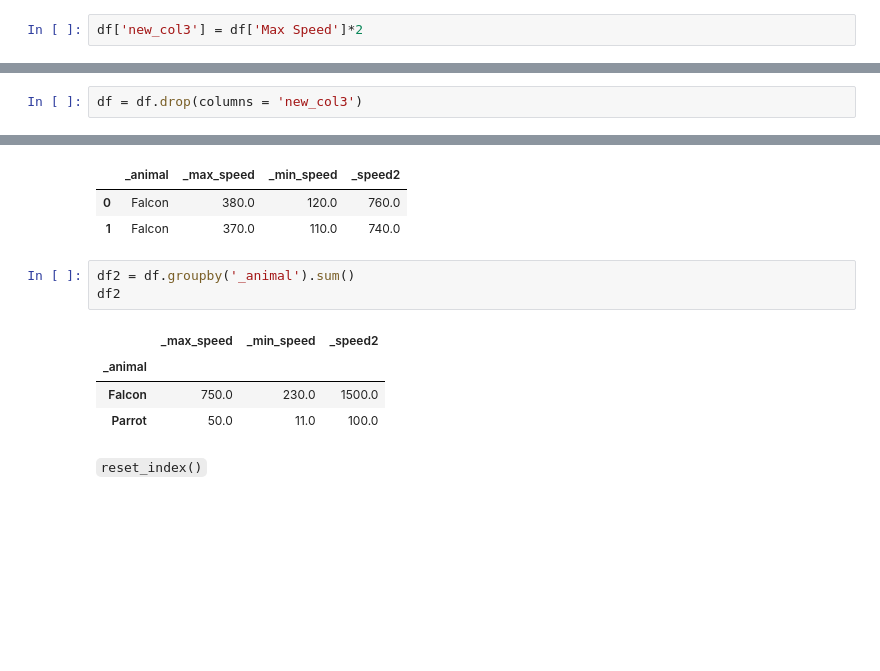
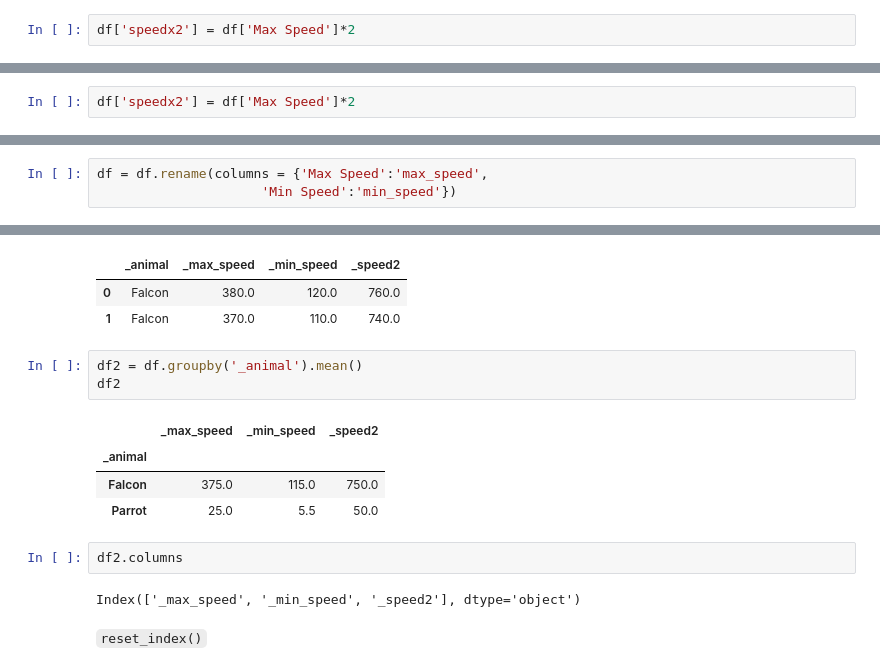
Before and after one commit to sedv8808/UBC_EL_PPDS, a Jupyter notebook: Module2class.ipynb, the cells around one changed output, grey strips where cells are left out. Drawn from its saved outputs; the diff is of its cells as text; blank space fills up the shorter version.

```diff
--- a/Module2class.ipynb
+++ b/Module2class.ipynb
@@ -191,5 +211,5 @@ without `.assign()`
 # %%
-df['new_col3'] = df['Max Speed']*2
+df['speedx2'] = df['Max Speed']*2
 # %%
 df
 # %% [output]
@@ -208,0 +221,2 @@ Name: new_col3, dtype: float64
+# %%
+df['speedx2'] = df['Max Speed']*2
@@ -243,2 +262,0 @@ df
-# %%
-df = df.drop(columns = 'new_col3')
@@ -245,3 +270,6 @@ df = df.drop(columns = 'new_col3')
+# %%
+df = df.rename(columns = {'Max Speed':'max_speed',
+                     'Min Speed':'min_speed'})
 # %%
 df
 # %% [output]
@@ -341,13 +354,17 @@ df[df['_animal'] == 'Falcon']
 | 0 | Falcon | 380.0 | 120.0 | 760.0 |
 | 1 | Falcon | 370.0 | 110.0 | 740.0 |
 # %%
-df2 = df.groupby('_animal').sum()
+df2 = df.groupby('_animal').mean()
 df2
 # %% [output]
 |  | _max_speed | _min_speed | _speed2 |
 | _animal |  |  |  |
-| Falcon | 750.0 | 230.0 | 1500.0 |
-| Parrot | 50.0 | 11.0 | 100.0 |
+| Falcon | 375.0 | 115.0 | 750.0 |
+| Parrot | 25.0 | 5.5 | 50.0 |
+# %%
+df2.columns
+# %% [output]
+Index(['_max_speed', '_min_speed', '_speed2'], dtype='object')
 # %% [markdown]
 `reset_index()`
 # %%
```
Also changed, not shown: parts of 57 cells of this notebook.
